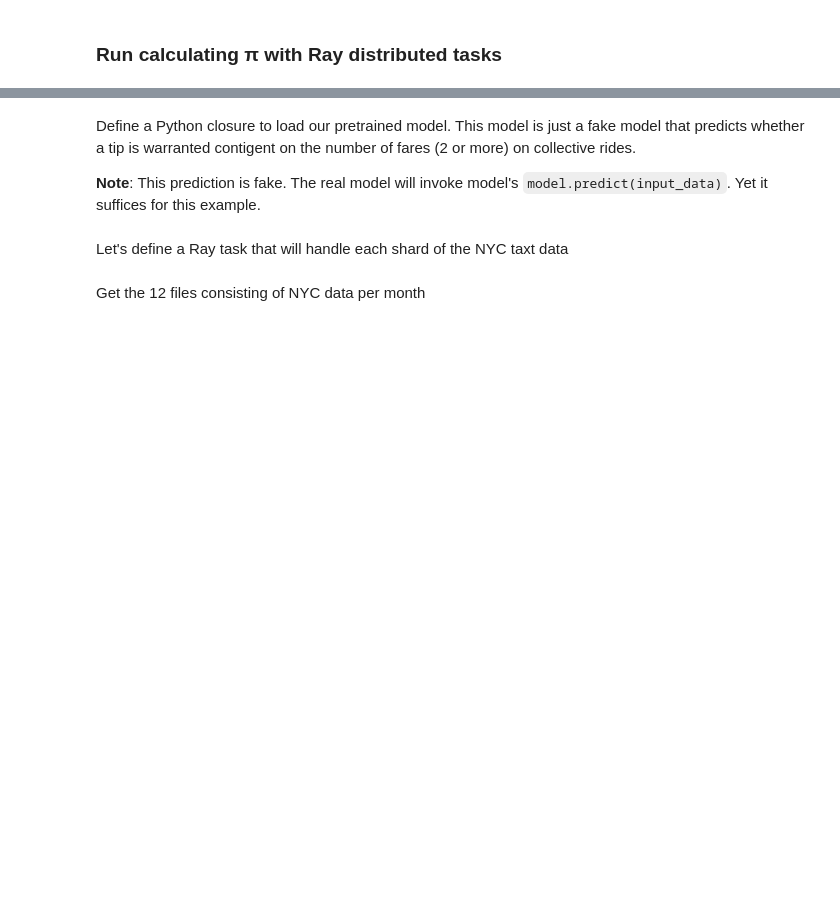
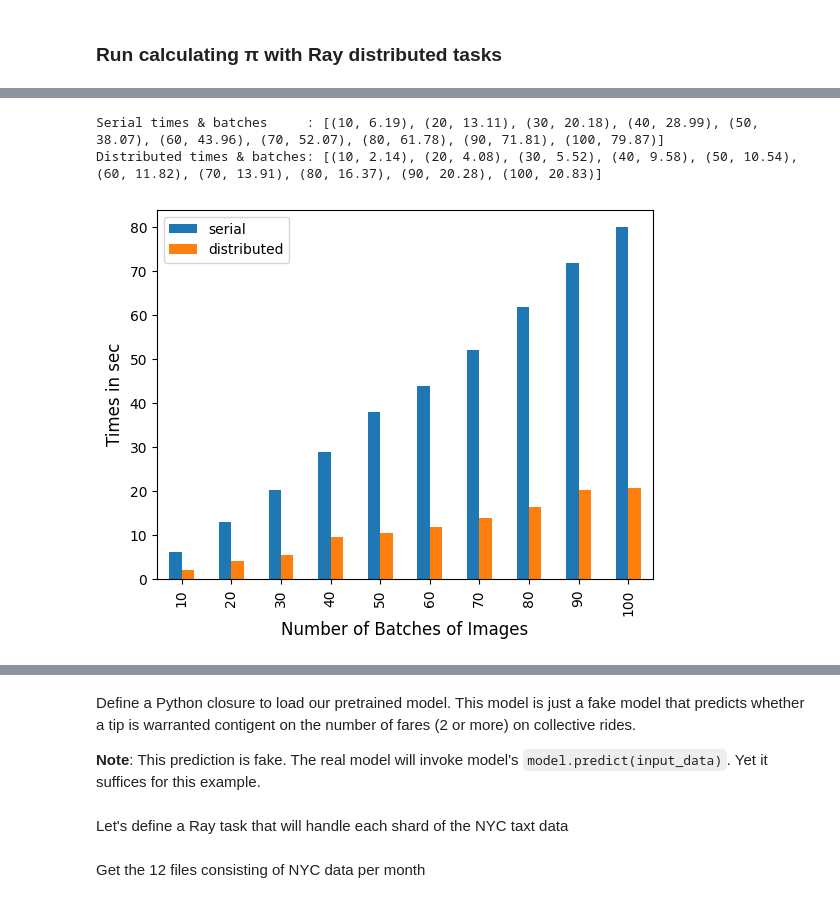
Before and after one commit to dmatrix/ray-core-tutorial, a Jupyter notebook: ex_01_remote_funcs.ipynb, the cells around one changed output, grey strips where cells are left out. Drawn from its saved outputs; the diff is of its cells as text; code cells hidden in the pictures; blank space fills up the shorter version.

```diff
--- a/ex_01_remote_funcs.ipynb
+++ b/ex_01_remote_funcs.ipynb
@@ -256,0 +316,15 @@ Estimated value of π is: 3.141799
+# %%
+for idx in BATCHES:
+    # Use the index to get N number of URLs to images
+    image_batch_list = image_list[:idx]
+    print(f"\nRunning {len(image_batch_list)} tasks serially....")
+
+    # Run each one serially
+    start = time.perf_counter()
+    serial_results = run_serially(image_batch_list)
+    end = time.perf_counter()
+    elapsed = end - start
+
+    # Keep track of batchs, execution times as a Tuple
+    SERIAL_BATCH_TIMES.append((idx, round(elapsed, 2)))
+    print(f"Serial transformations/computations of {len(image_batch_list)} images: {elapsed:.2f} sec")
@@ -256,0 +366,4 @@ Estimated value of π is: 3.141799
+# %%
+# Put images in object store
+object_refs_list = [ray.put(img) for img in image_list]
+object_refs_list[:2], len(object_refs_list)
@@ -256,0 +374,16 @@ Estimated value of π is: 3.141799
+# %%
+# Iterate over batches of 10, launching Ray task for each image within the processing
+# batch
+for idx in BATCHES:
+    image_obj_ref_batch_list = object_refs_list[:idx]
+    print(f"\nRunning {len(image_obj_ref_batch_list)} tasks distributed....")
+
+    # Run each one serially
+    start = time.perf_counter()
+    distributed_results = run_distributed(image_obj_ref_batch_list)
+    end = time.perf_counter()
+    elapsed = end - start
+
+     # Keep track of batchs, execution times as a Tuple
+    DISTRIBUTED_BATCH_TIMES.append((idx, round(elapsed, 2)))
+    print(f"Distributed transformations/computations of {len(image_obj_ref_batch_list)} images: {elapsed:.2f} sec")
@@ -256,0 +420,11 @@ Estimated value of π is: 3.141799
+# %%
+# Print times for each and plot them for comparison
+print(f"Serial times & batches     : {SERIAL_BATCH_TIMES}")
+print(f"Distributed times & batches: {DISTRIBUTED_BATCH_TIMES}")
+# %% [output]
+Serial times & batches     : [(10, 6.19), (20, 13.11), (30, 20.18), (40, 28.99), (50, 38.07), (60, 43.96), (70, 52.07), (80, 61.78), (90, 71.81), (100, 79.87)]
+Distributed times & batches: [(10, 2.14), (20, 4.08), (30, 5.52), (40, 9.58), (50, 10.54), (60, 11.82), (70, 13.91), (80, 16.37), (90, 20.28), (100, 20.83)]
+# %%
+t_utils.plot_times(BATCHES, SERIAL_BATCH_TIMES, DISTRIBUTED_BATCH_TIMES)
+# %% [output]
+[figure, added]
```
Also changed, not shown: parts of 27 cells of this notebook, 1 other file.
